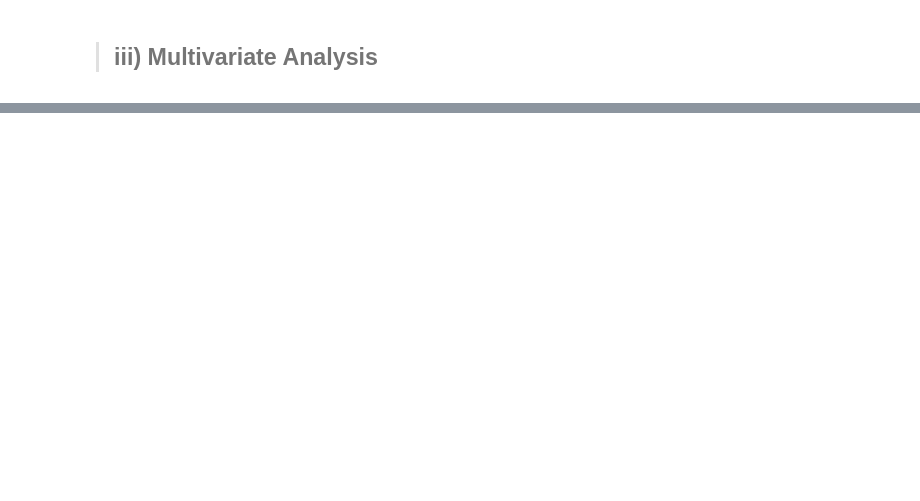
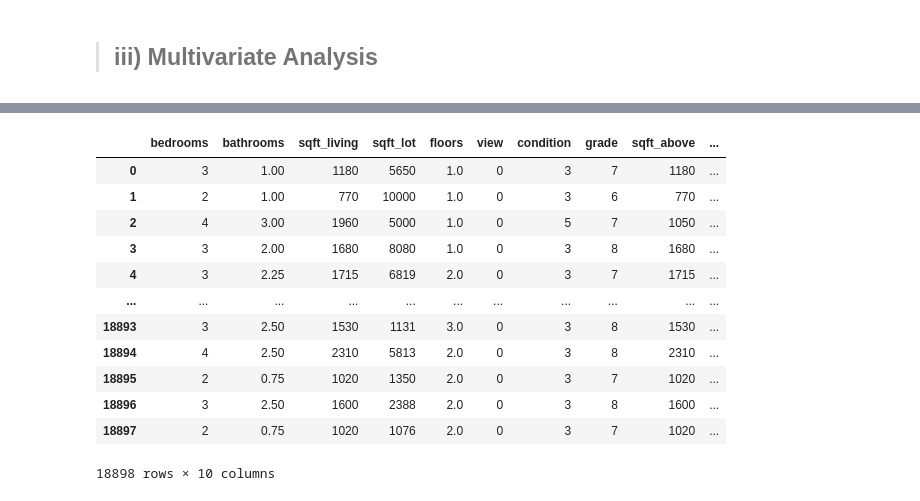
Before and after one commit to Collokd/Core_Week_7_Independent_Project, a Jupyter notebook: Week_7_Independent_Project_Collins_Kemboi.ipynb, the cells around one changed output, grey strips where cells are left out. Cells and saved outputs as stored; diff of their text form; code cells hidden in the pictures; blank space fills up the shorter version.

```diff
--- a/Week_7_Independent_Project_Collins_Kemboi.ipynb
+++ b/Week_7_Independent_Project_Collins_Kemboi.ipynb
@@ -871,0 +459,4 @@ The above are the ideal parameters which we need to use to get a higher accuracy
+# %%
+df2 = df1[['price', 'bedrooms', 'bathrooms', 'sqft_living', 'sqft_lot',
+       'floors', 'view', 'condition', 'grade', 'sqft_above',
+       'sqft_basement']]
@@ -871,0 +485,22 @@ The above are the ideal parameters which we need to use to get a higher accuracy
+# %%
+# Separating our response variable from the predictor variable
+data1 = df2.drop(['price'], 1)
+price_label = df2.drop(['bedrooms', 'bathrooms', 'sqft_living', 'sqft_lot',
+       'floors', 'view', 'condition', 'grade', 'sqft_above',
+       'sqft_basement'], 1)
+
+data1
+# %% [output]
+|  | bedrooms | bathrooms | sqft_living | sqft_lot | floors | view | condition | grade | sqft_above | ... |
+| 0 | 3 | 1.00 | 1180 | 5650 | 1.0 | 0 | 3 | 7 | 1180 | ... |
+| 1 | 2 | 1.00 | 770 | 10000 | 1.0 | 0 | 3 | 6 | 770 | ... |
+| 2 | 4 | 3.00 | 1960 | 5000 | 1.0 | 0 | 5 | 7 | 1050 | ... |
+| 3 | 3 | 2.00 | 1680 | 8080 | 1.0 | 0 | 3 | 8 | 1680 | ... |
+| 4 | 3 | 2.25 | 1715 | 6819 | 2.0 | 0 | 3 | 7 | 1715 | ... |
+| ... | ... | ... | ... | ... | ... | ... | ... | ... | ... | ... |
+| 18893 | 3 | 2.50 | 1530 | 1131 | 3.0 | 0 | 3 | 8 | 1530 | ... |
+| 18894 | 4 | 2.50 | 2310 | 5813 | 2.0 | 0 | 3 | 8 | 2310 | ... |
+| 18895 | 2 | 0.75 | 1020 | 1350 | 2.0 | 0 | 3 | 7 | 1020 | ... |
+| 18896 | 3 | 2.50 | 1600 | 2388 | 2.0 | 0 | 3 | 8 | 1600 | ... |
+| 18897 | 2 | 0.75 | 1020 | 1076 | 2.0 | 0 | 3 | 7 | 1020 | ... |
+18898 rows × 10 columns
```
Also changed, not shown: parts of 74 cells of this notebook.
